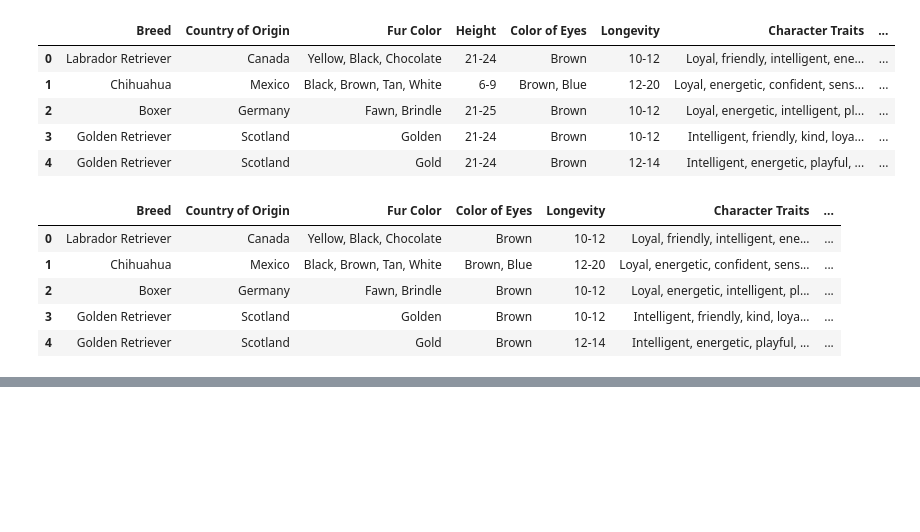
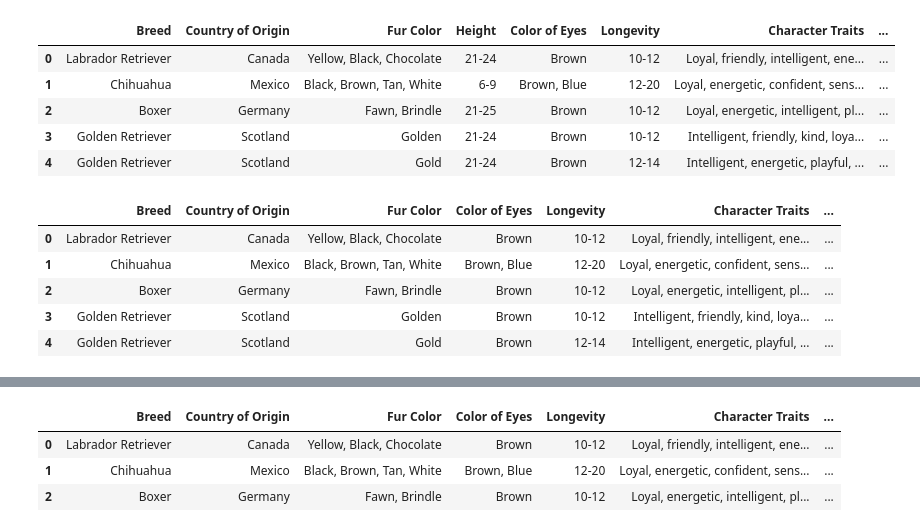
Before and after one commit to fischettijw/Dog_intelligence_vs_Size, a Jupyter notebook: A_dog_breed_intell_size.ipynb, the cells around one changed output, grey strips where cells are left out. Saved outputs shown, nothing was run; the diff lists cells and outputs as text; code cells hidden in the pictures; blank space fills up the shorter version.

```diff
--- a/A_dog_breed_intell_size.ipynb
+++ b/A_dog_breed_intell_size.ipynb
@@ -80,0 +98,7 @@ temp = plt.imshow(beagle)       # storing image in a variable (temp) removes unw
+# %%
+df_dog_data.head(3)
+# %% [output]
+|  | Breed | Country of Origin | Fur Color | Color of Eyes | Longevity | Character Traits | ... |
+| 0 | Labrador Retriever | Canada | Yellow, Black, Chocolate | Brown | 10-12 | Loyal, friendly, intelligent, ene... | ... |
+| 1 | Chihuahua | Mexico | Black, Brown, Tan, White | Brown, Blue | 12-20 | Loyal, energetic, confident, sens... | ... |
+| 2 | Boxer | Germany | Fawn, Brindle | Brown | 10-12 | Loyal, energetic, intelligent, pl... | ... |
```
Also changed, not shown: parts of 10 cells of this notebook, 25 other files.
